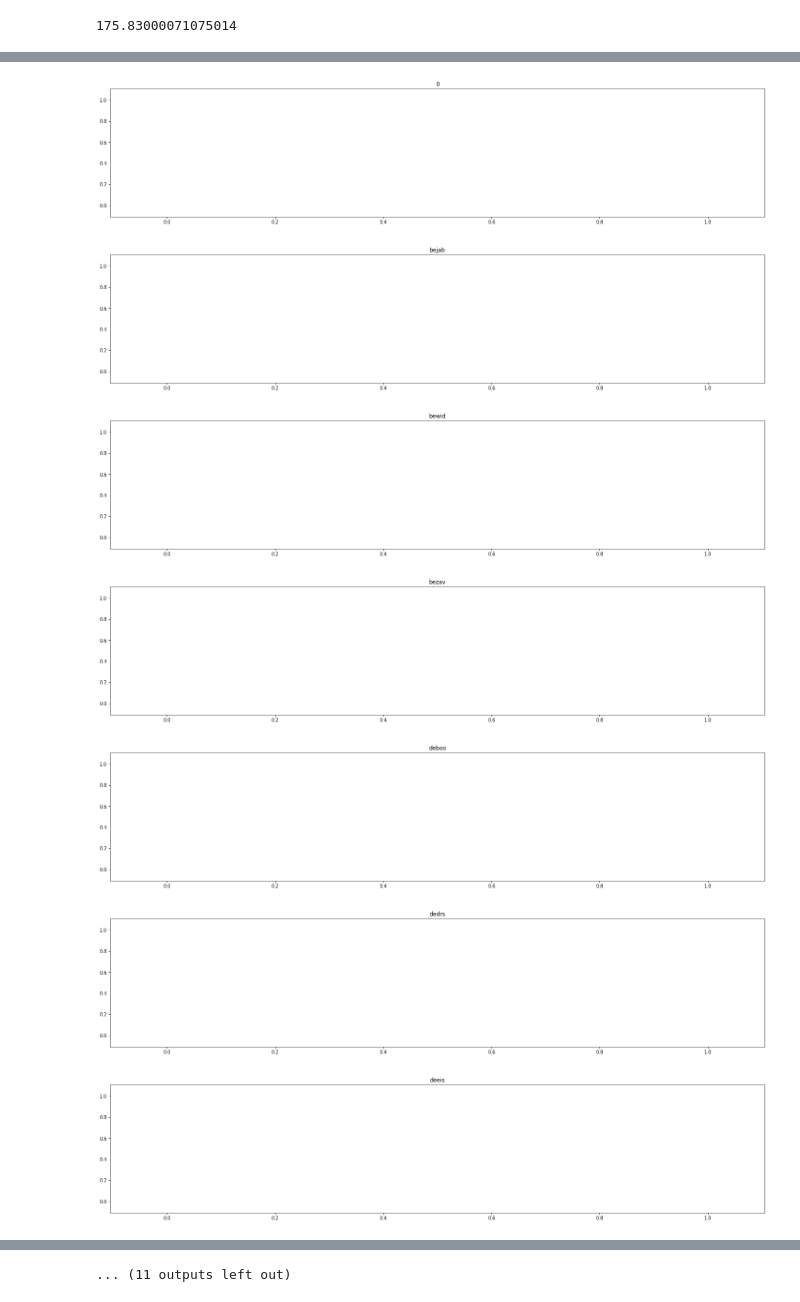
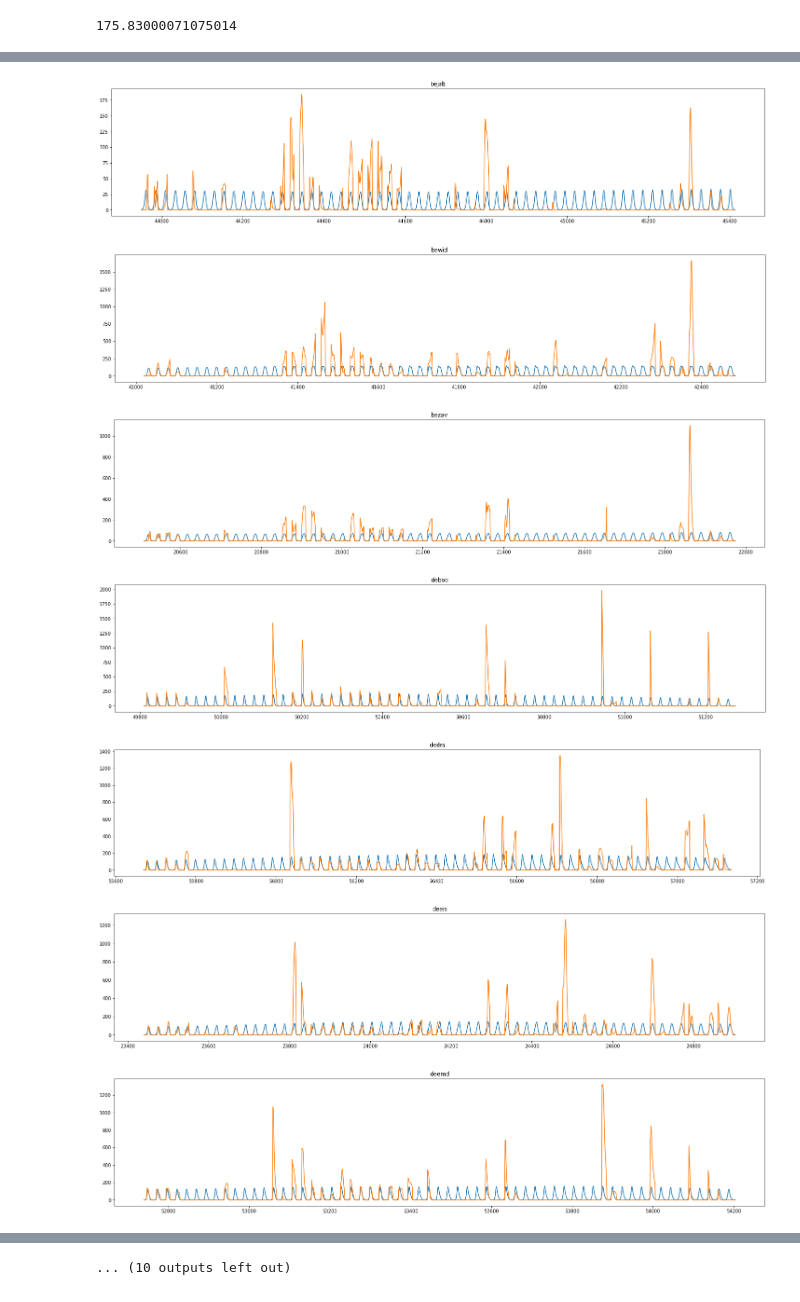
Before and after one commit to FionaLippert/birdMigration, a Jupyter notebook: notebooks/Untitled5.ipynb, the cells around one changed output, grey strips where cells are left out. Cells and saved outputs as stored; diff of their text form; code cells hidden in the pictures.

```diff
--- a/notebooks/Untitled5.ipynb
+++ b/notebooks/Untitled5.ipynb
@@ -32,17 +32,17 @@ df
 # %%
 v_max = df.vid.max()
 for r, data in df.groupby('radar'):
     fig, ax = plt.subplots(figsize=(25,5))
-    ax.plot(data[data.year==2016].gam_prediction)
-    ax.plot(data[data.year==2016].vid)
+    ax.plot(data[data.year==2017].gam_prediction)
+    ax.plot(data[data.year==2017].vid)
     ax.set_title(r)
     #plt.close(fig)
     #break
 # %% [output]
-[figure, old version]
+[figure, new version]
-[figure, old version]
+[figure, new version]
-[figure, old version]
+[figure, new version]
-[figure, old version]
+[figure, new version]
-[figure, old version]
+[figure, new version]
-[figure, old version]
+[figure, new version]
-[figure, old version]
+[figure, new version]
@@ -54 +54 @@ for r, data in df.groupby('radar'):
-... (11 outputs left out)
+... (10 outputs left out)
```
Also changed, not shown: parts of 2 cells of this notebook, 4 other files.
